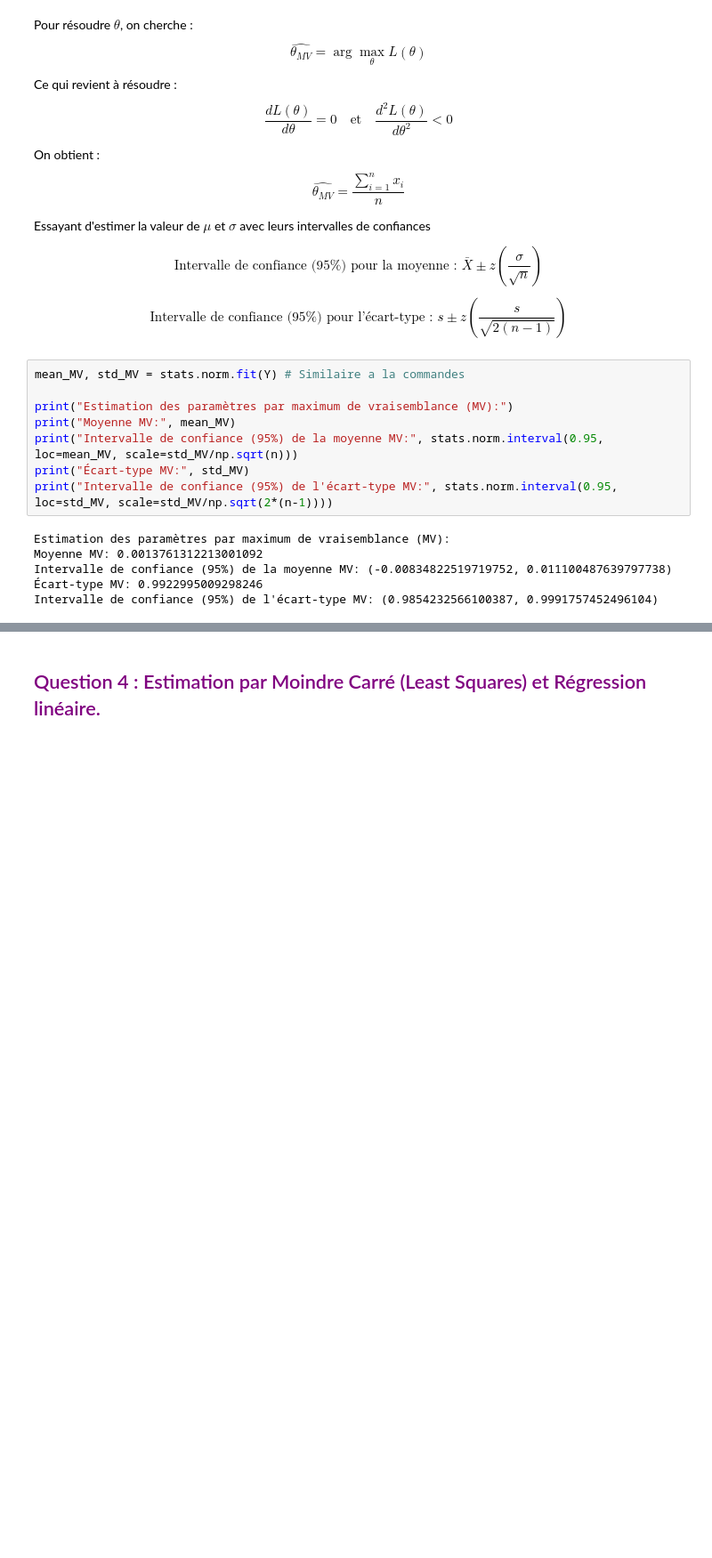
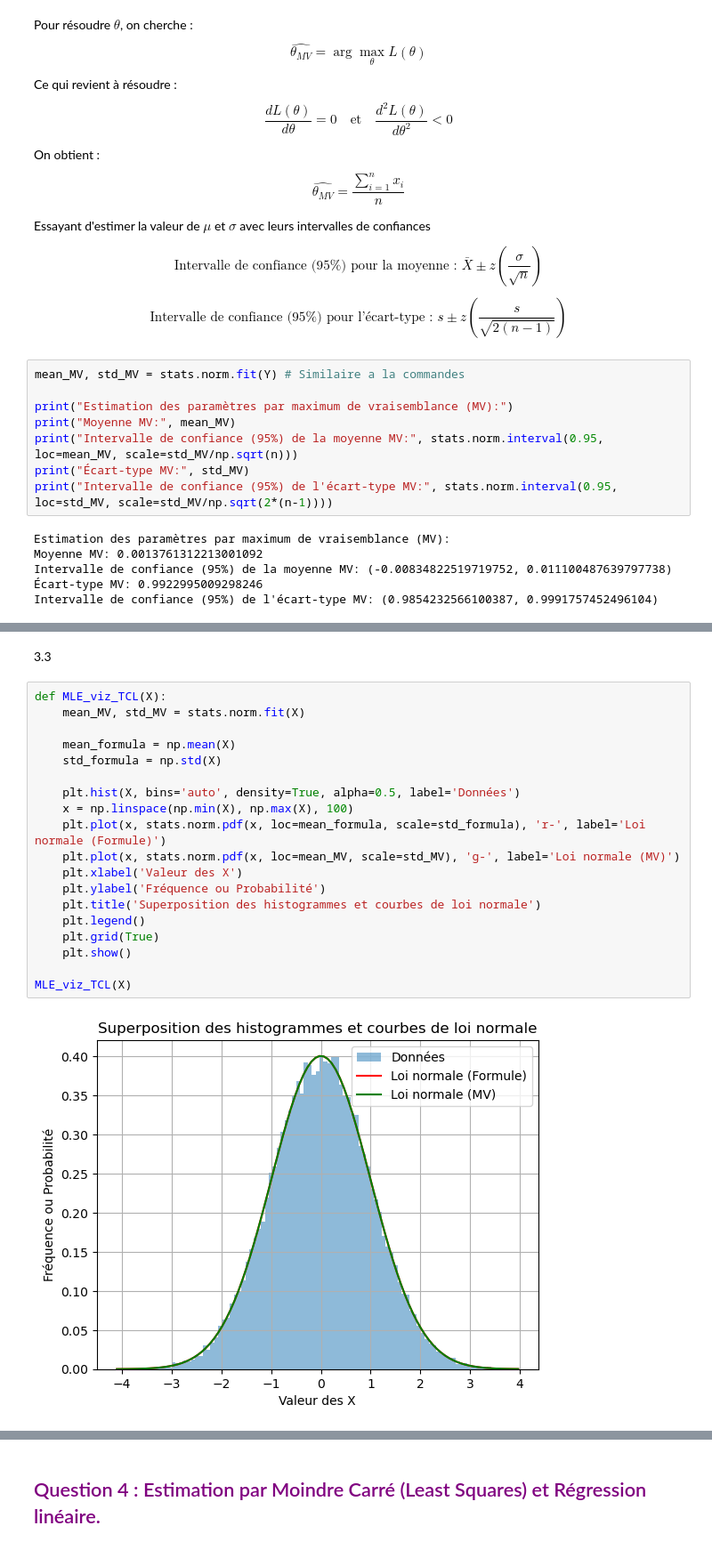
Before and after one commit to IbLahlou/Signal-Processing, a Jupyter notebook: Projet Traitement de Signal.ipynb, the cells around one changed output, grey strips where cells are left out. Shown at 89% size. Saved outputs shown, nothing was run; the diff lists cells and outputs as text; blank space fills up the shorter version.

```diff
--- a/Projet Traitement de Signal.ipynb
+++ b/Projet Traitement de Signal.ipynb
@@ -278,0 +309,23 @@ Intervalle de confiance (95%) de l'écart-type MV: (0.9854232566100387, 0.999175
+# %% [markdown]
+3.3
+# %%
+def MLE_viz_TCL(X):
+    mean_MV, std_MV = stats.norm.fit(X)
+
+    mean_formula = np.mean(X)
+    std_formula = np.std(X)
+
+    plt.hist(X, bins='auto', density=True, alpha=0.5, label='Données')
+    x = np.linspace(np.min(X), np.max(X), 100)
+    plt.plot(x, stats.norm.pdf(x, loc=mean_formula, scale=std_formula), 'r-', label='Loi normale (Formule)')
+    plt.plot(x, stats.norm.pdf(x, loc=mean_MV, scale=std_MV), 'g-', label='Loi normale (MV)')
+    plt.xlabel('Valeur des X')
+    plt.ylabel('Fréquence ou Probabilité')
+    plt.title('Superposition des histogrammes et courbes de loi normale')
+    plt.legend()
+    plt.grid(True)
+    plt.show()
+
+MLE_viz_TCL(X)
+# %% [output]
+[figure, added]
```
Also changed, not shown: parts of 16 cells of this notebook, 1 other file.
